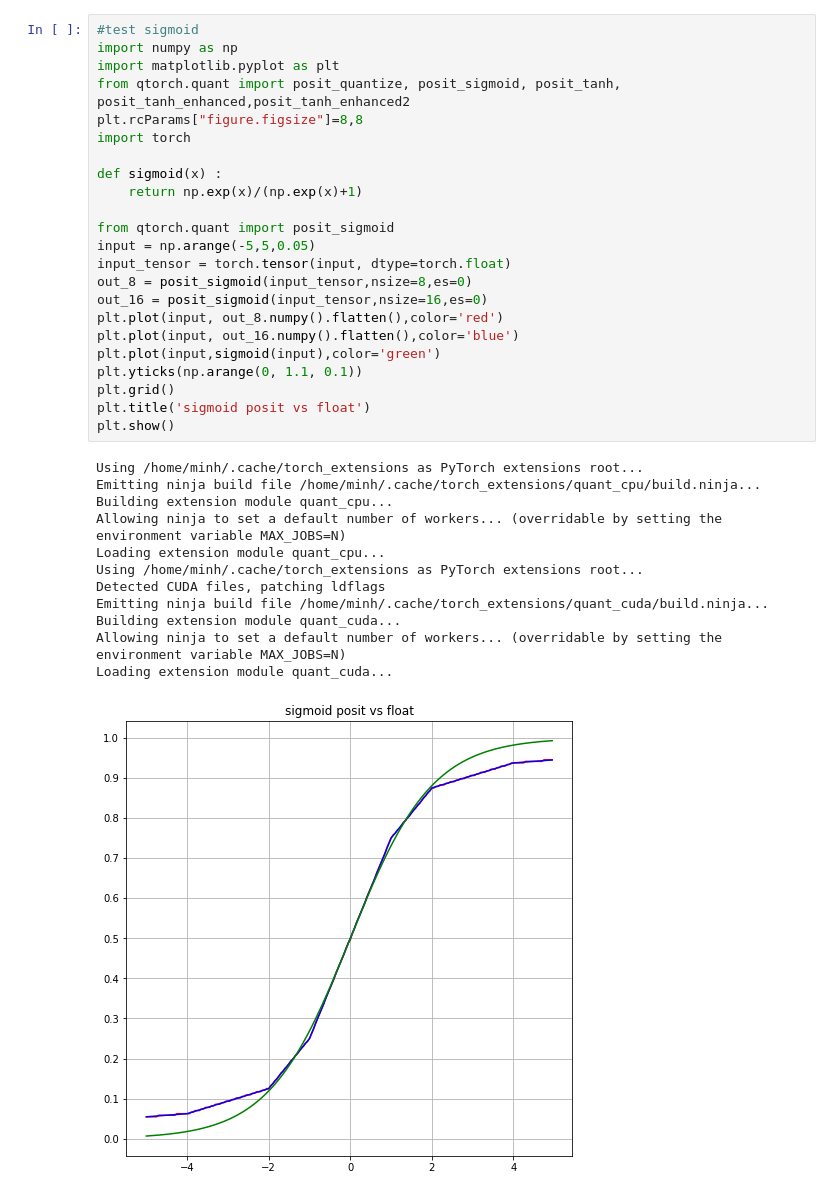
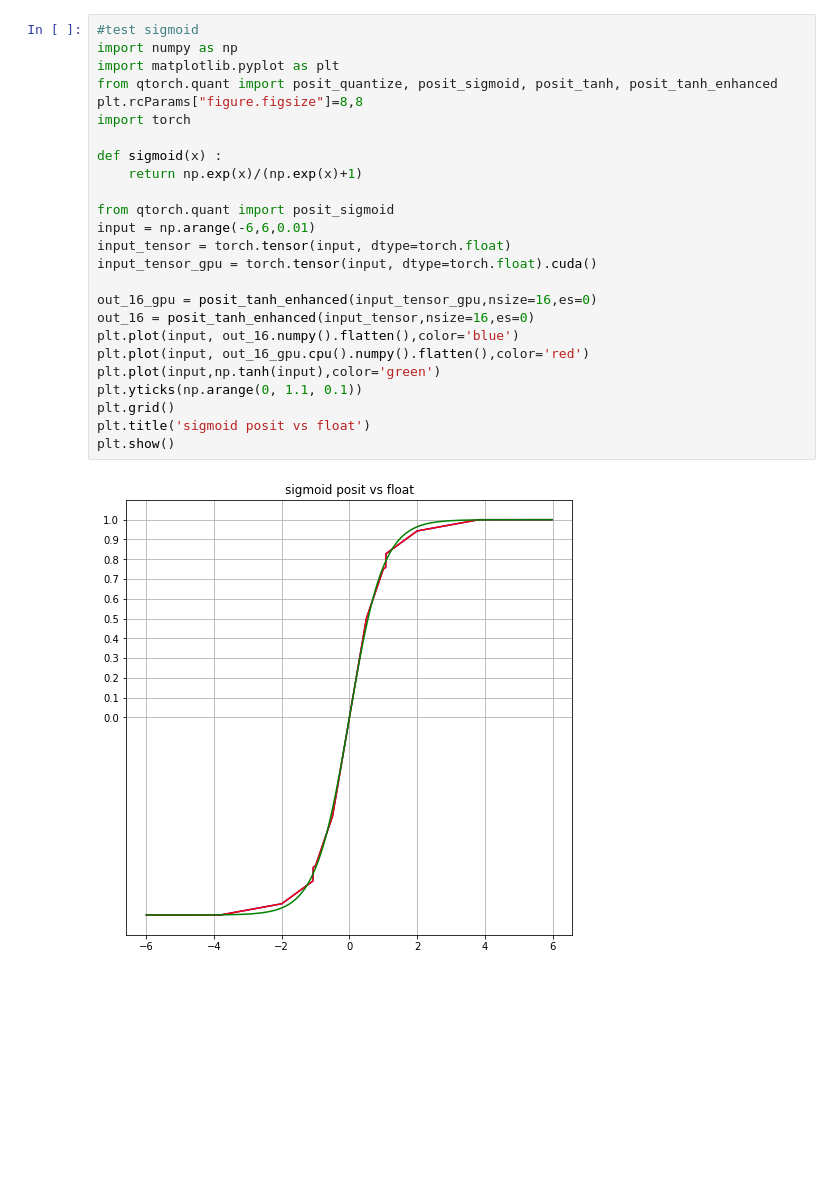
Before and after one commit to Tiiiger/QPyTorch, a Jupyter notebook: examples/tutorial/test_posit_func.ipynb, the cells around one changed output. Cells and saved outputs as stored; diff of their text form; blank space fills up the shorter version.

Commit message:
add tanh modules

```diff
--- a/examples/tutorial/test_posit_func.ipynb
+++ b/examples/tutorial/test_posit_func.ipynb
@@ -20,39 +44,30 @@ plt.plot (a,np.abs(a-b), color="blue")
 # %%
 #test sigmoid
 import numpy as np
 import matplotlib.pyplot as plt
-from qtorch.quant import posit_quantize, posit_sigmoid, posit_tanh, posit_tanh_enhanced,posit_tanh_enhanced2
+from qtorch.quant import posit_quantize, posit_sigmoid, posit_tanh, posit_tanh_enhanced
 plt.rcParams["figure.figsize"]=8,8
 import torch
 
 def sigmoid(x) :
     return np.exp(x)/(np.exp(x)+1)
 
 from qtorch.quant import posit_sigmoid
-input = np.arange(-5,5,0.05)
+input = np.arange(-6,6,0.01)
 input_tensor = torch.tensor(input, dtype=torch.float)
-out_8 = posit_sigmoid(input_tensor,nsize=8,es=0)
-out_16 = posit_sigmoid(input_tensor,nsize=16,es=0)
-plt.plot(input, out_8.numpy().flatten(),color='red')
+input_tensor_gpu = torch.tensor(input, dtype=torch.float).cuda()
+
+out_16_gpu = posit_tanh_enhanced(input_tensor_gpu,nsize=16,es=0)
+out_16 = posit_tanh_enhanced(input_tensor,nsize=16,es=0)
 plt.plot(input, out_16.numpy().flatten(),color='blue')
-plt.plot(input,sigmoid(input),color='green')
+plt.plot(input, out_16_gpu.cpu().numpy().flatten(),color='red')
+plt.plot(input,np.tanh(input),color='green')
 plt.yticks(np.arange(0, 1.1, 0.1))
 plt.grid()
 plt.title('sigmoid posit vs float')
 plt.show()
 # %% [output]
-Using /home/minh/.cache/torch_extensions as PyTorch extensions root...
-Emitting ninja build file /home/minh/.cache/torch_extensions/quant_cpu/build.ninja...
-Building extension module quant_cpu...
-Allowing ninja to set a default number of workers... (overridable by setting the environment variable MAX_JOBS=N)
-Loading extension module quant_cpu...
-Using /home/minh/.cache/torch_extensions as PyTorch extensions root...
-Detected CUDA files, patching ldflags
-Emitting ninja build file /home/minh/.cache/torch_extensions/quant_cuda/build.ninja...
-Building extension module quant_cuda...
-Allowing ninja to set a default number of workers... (overridable by setting the environment variable MAX_JOBS=N)
-Loading extension module quant_cuda...
-[figure, old version]
+[figure, new version]
 # %%
 
 input = np.arange(-5,5,0.005)
```
Also changed, not shown: parts of 9 cells of this notebook, 11 other files.
